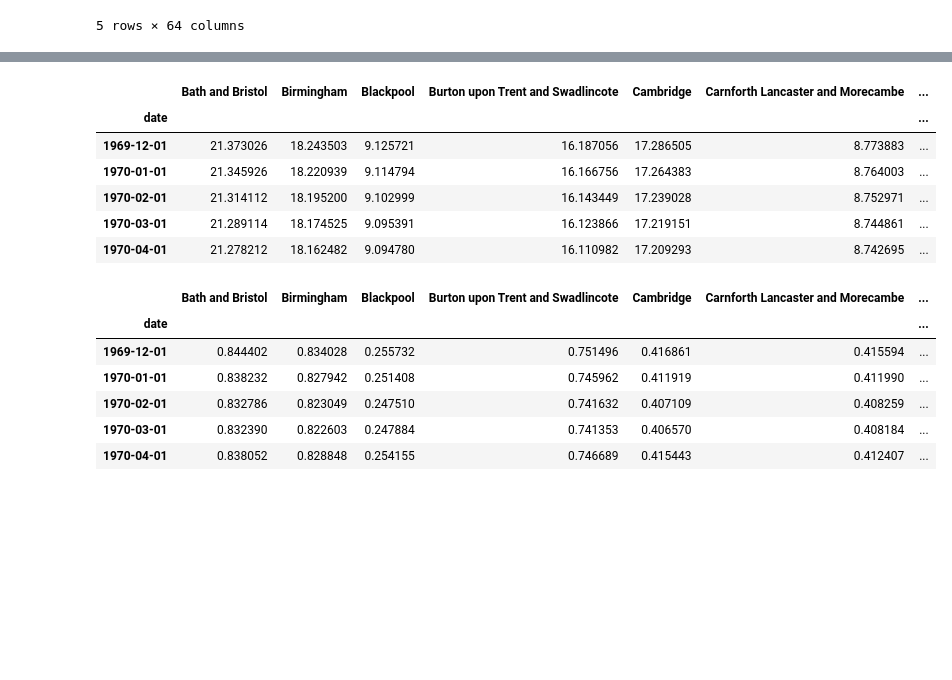
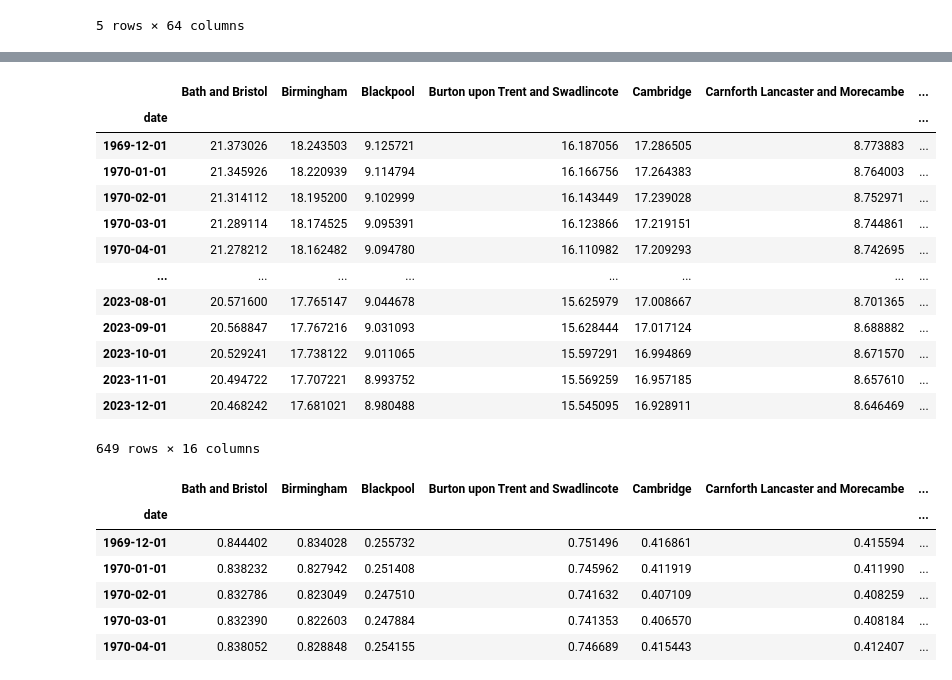
Before and after one commit to FinleyGibson/greensight, a Jupyter notebook: notebooks/pipeline/05_complete_data.ipynb, the cells around one changed output, grey strips where cells are left out. Drawn from its saved outputs; the diff is of its cells as text; code cells hidden in the pictures; blank space fills up the shorter version.

```diff
--- a/notebooks/pipeline/05_complete_data.ipynb
+++ b/notebooks/pipeline/05_complete_data.ipynb
@@ -59,19 +107,25 @@ path_veg = DIR_DATA / "processed_data/jules_veg.hdf"
 # %%
 jules_soil = pd.read_hdf(path_soil, key="df")
 jules_soil = jules_soil.shift(-14, freq='d')
 jules_soil = jules_soil.resample("MS").mean()
 jules_soil.columns.name = "greenbelt"
 jules_soil.columns = [i.replace("-", " ").replace(",", "") for i in jules_soil.columns]
-
-jules_soil.head(5)
+jules_soil
 # %% [output]
 |  | Bath and Bristol | Birmingham | Blackpool | Burton upon Trent and Swadlincote | Cambridge | Carnforth Lancaster and Morecambe | ... |
 | date |  |  |  |  |  |  | ... |
 | 1969-12-01 | 21.373026 | 18.243503 | 9.125721 | 16.187056 | 17.286505 | 8.773883 | ... |
 | 1970-01-01 | 21.345926 | 18.220939 | 9.114794 | 16.166756 | 17.264383 | 8.764003 | ... |
 | 1970-02-01 | 21.314112 | 18.195200 | 9.102999 | 16.143449 | 17.239028 | 8.752971 | ... |
 | 1970-03-01 | 21.289114 | 18.174525 | 9.095391 | 16.123866 | 17.219151 | 8.744861 | ... |
 | 1970-04-01 | 21.278212 | 18.162482 | 9.094780 | 16.110982 | 17.209293 | 8.742695 | ... |
+| ... | ... | ... | ... | ... | ... | ... | ... |
+| 2023-08-01 | 20.571600 | 17.765147 | 9.044678 | 15.625979 | 17.008667 | 8.701365 | ... |
+| 2023-09-01 | 20.568847 | 17.767216 | 9.031093 | 15.628444 | 17.017124 | 8.688882 | ... |
+| 2023-10-01 | 20.529241 | 17.738122 | 9.011065 | 15.597291 | 16.994869 | 8.671570 | ... |
+| 2023-11-01 | 20.494722 | 17.707221 | 8.993752 | 15.569259 | 16.957185 | 8.657610 | ... |
+| 2023-12-01 | 20.468242 | 17.681021 | 8.980488 | 15.545095 | 16.928911 | 8.646469 | ... |
+649 rows × 16 columns
 # %%
 jules_veg = pd.read_hdf(path_veg, key="df")
 jules_veg = jules_veg.shift(-14, freq='d')
```
Also changed, not shown: parts of 12 cells of this notebook, 31 other files.
